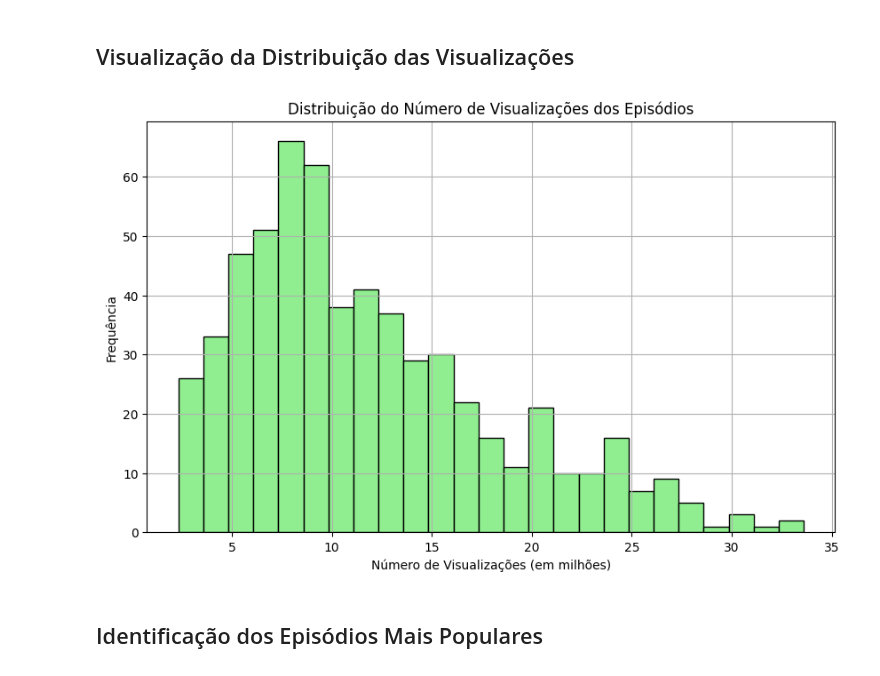
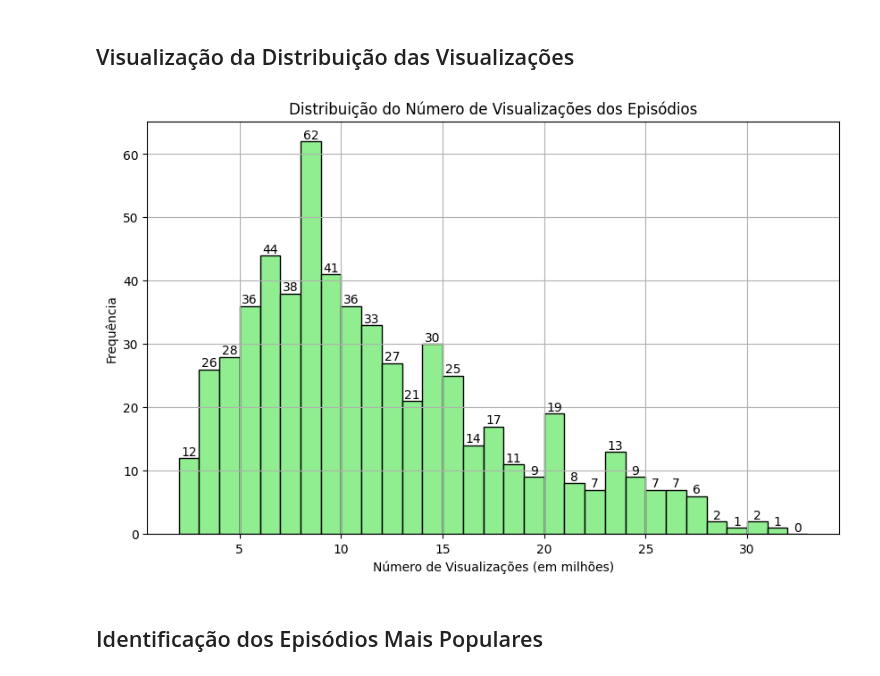
Before and after one commit to fernandogomesfg/springfield_simpsons_analise, a Jupyter notebook: simpsons_episodes_analysis.ipynb, the cells around one changed output. Drawn from its saved outputs; the diff is of its cells as text; code cells hidden in the pictures.

Commit message:
chore: Visualização da distribuição das visualizações actualizado

```diff
--- a/simpsons_episodes_analysis.ipynb
+++ b/simpsons_episodes_analysis.ipynb
@@ -49,14 +49,19 @@ Name: imdb_rating, dtype: float64
 # %%
 # Visualização da distribuição das visualizações
 plt.figure(figsize=(10, 6))
-plt.hist(simpsons_episodes['us_viewers_in_millions'], bins=25, color='lightgreen', edgecolor='black')
+counts, bins, _ = plt.hist(simpsons_episodes['us_viewers_in_millions'], bins=range(int(min(simpsons_episodes['us_viewers_in_millions'])), int(max(simpsons_episodes['us_viewers_in_millions'])) + 1), color='lightgreen', edgecolor='black')
 plt.title('Distribuição do Número de Visualizações dos Episódios')
 plt.xlabel('Número de Visualizações (em milhões)')
 plt.ylabel('Frequência')
 plt.grid(True)
+
+# Adicionando números por cima das barras
+for i in range(len(counts)):
+    plt.text(bins[i] + 0.5, counts[i], str(int(counts[i])), ha='center', va='bottom')
+
 plt.show()
 # %% [output]
-[figure, old version]
+[figure, new version]
 # %% [markdown]
 ## Identificação dos Episódios Mais Populares
 # %%
```
